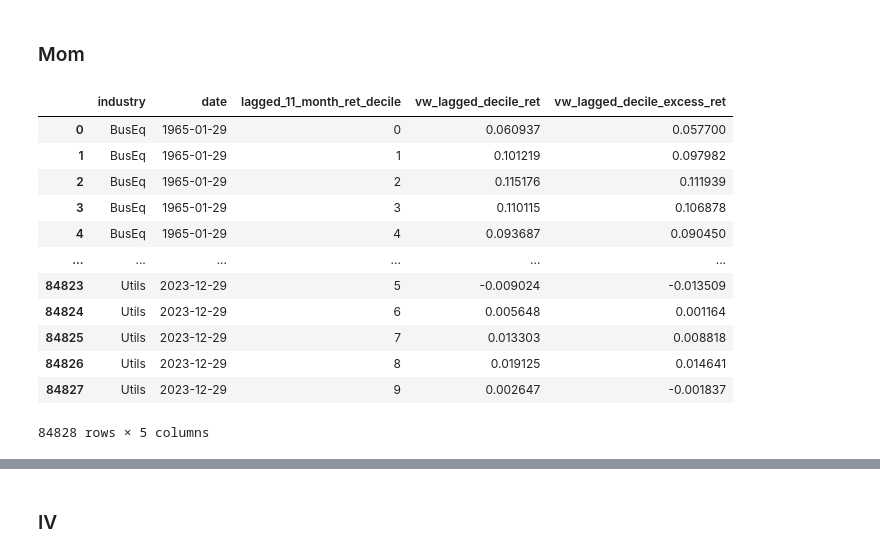
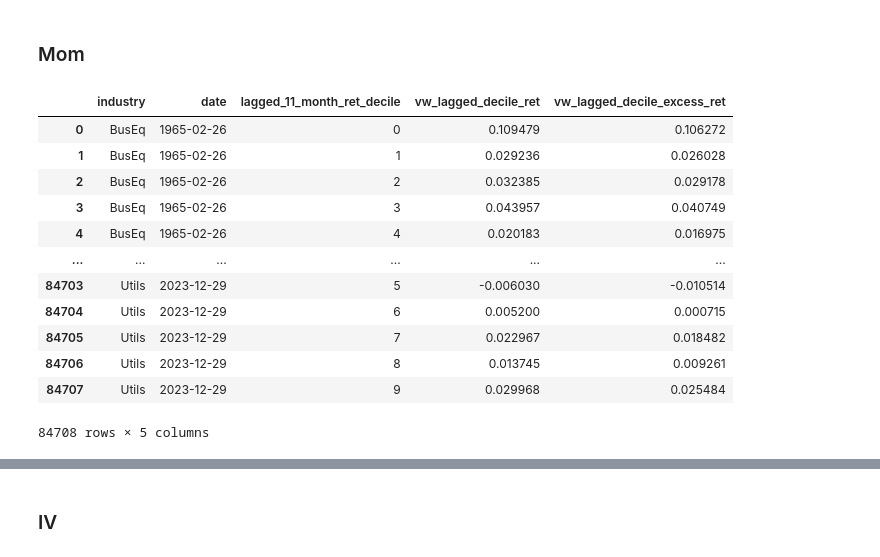
Before and after one commit to ekaterina-borisova/Investments_Project, a Jupyter notebook: project.ipynb, the cells around one changed output, grey strips where cells are left out. Saved outputs shown, nothing was run; the diff lists cells and outputs as text; code cells hidden in the pictures.

```diff
--- a/project.ipynb
+++ b/project.ipynb
@@ -1608,28 +1608,28 @@ mom_industry = mom_industry.dropna(subset='lagged_11_month_ret').copy()
 mom_industry['lagged_11_month_ret_decile'] = mom_industry.groupby(['industry', 'date'])['lagged_11_month_ret'].transform(lambda x: pd.qcut(x, 10, labels=False, duplicates='drop'))
 # %%
 # Compute weights for value-weighted portfolios
-mom_industry['vw_lagged_decile'] = mom_industry['mcap'] / mom_industry.groupby(['industry', 'date','lagged_11_month_ret_decile'])['mcap'].transform('sum')
+mom_industry['vw_lagged_decile'] = mom_industry['mcap_l'] / mom_industry.groupby(['industry', 'date','lagged_11_month_ret_decile'])['mcap_l'].transform('sum')
 # Compute returns for each portfolio
 mom_industry['vw_lagged_decile_ret'] = mom_industry['vw_lagged_decile'] * mom_industry['Rn']
 mom_industry['vw_lagged_decile_excess_ret'] = mom_industry['vw_lagged_decile'] * mom_industry['Rn_e']
 ret_vw_lagged = mom_industry.groupby(['industry', 'date','lagged_11_month_ret_decile'])['vw_lagged_decile_ret'].sum().reset_index()
 vw_lagged_decile_excess_ret = mom_industry.groupby(['industry', 'date', 'lagged_11_month_ret_decile'])['vw_lagged_decile_excess_ret'].sum().reset_index(name='vw_lagged_decile_excess_ret')
 ret_vw_lagged = ret_vw_lagged.merge(vw_lagged_decile_excess_ret, on=['industry', 'date', 'lagged_11_month_ret_decile'])
 ret_vw_lagged
 # %% [output]
 |  | industry | date | lagged_11_month_ret_decile | vw_lagged_decile_ret | vw_lagged_decile_excess_ret |
-| 0 | BusEq | 1965-01-29 | 0 | 0.060937 | 0.057700 |
-| 1 | BusEq | 1965-01-29 | 1 | 0.101219 | 0.097982 |
-| 2 | BusEq | 1965-01-29 | 2 | 0.115176 | 0.111939 |
-| 3 | BusEq | 1965-01-29 | 3 | 0.110115 | 0.106878 |
-| 4 | BusEq | 1965-01-29 | 4 | 0.093687 | 0.090450 |
+| 0 | BusEq | 1965-02-26 | 0 | 0.109479 | 0.106272 |
+| 1 | BusEq | 1965-02-26 | 1 | 0.029236 | 0.026028 |
+| 2 | BusEq | 1965-02-26 | 2 | 0.032385 | 0.029178 |
+| 3 | BusEq | 1965-02-26 | 3 | 0.043957 | 0.040749 |
+| 4 | BusEq | 1965-02-26 | 4 | 0.020183 | 0.016975 |
 | ... | ... | ... | ... | ... | ... |
-| 84823 | Utils | 2023-12-29 | 5 | -0.009024 | -0.013509 |
-| 84824 | Utils | 2023-12-29 | 6 | 0.005648 | 0.001164 |
-| 84825 | Utils | 2023-12-29 | 7 | 0.013303 | 0.008818 |
-| 84826 | Utils | 2023-12-29 | 8 | 0.019125 | 0.014641 |
-| 84827 | Utils | 2023-12-29 | 9 | 0.002647 | -0.001837 |
+| 84703 | Utils | 2023-12-29 | 5 | -0.006030 | -0.010514 |
+| 84704 | Utils | 2023-12-29 | 6 | 0.005200 | 0.000715 |
+| 84705 | Utils | 2023-12-29 | 7 | 0.022967 | 0.018482 |
+| 84706 | Utils | 2023-12-29 | 8 | 0.013745 | 0.009261 |
+| 84707 | Utils | 2023-12-29 | 9 | 0.029968 | 0.025484 |
-84828 rows × 5 columns
+84708 rows × 5 columns
 # %%
 long_mom = mom_industry[mom_industry['lagged_11_month_ret_decile'].isin([7,8,9])].copy()
 short_mom = mom_industry[mom_industry['lagged_11_month_ret_decile'].isin([0,1,2])].copy()
```
Also changed, not shown: parts of 25 cells of this notebook.
